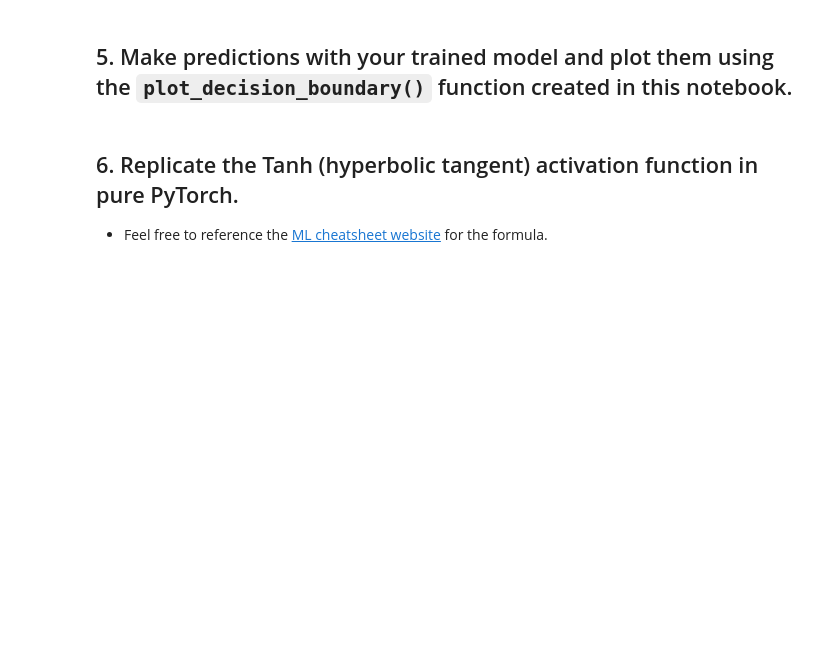
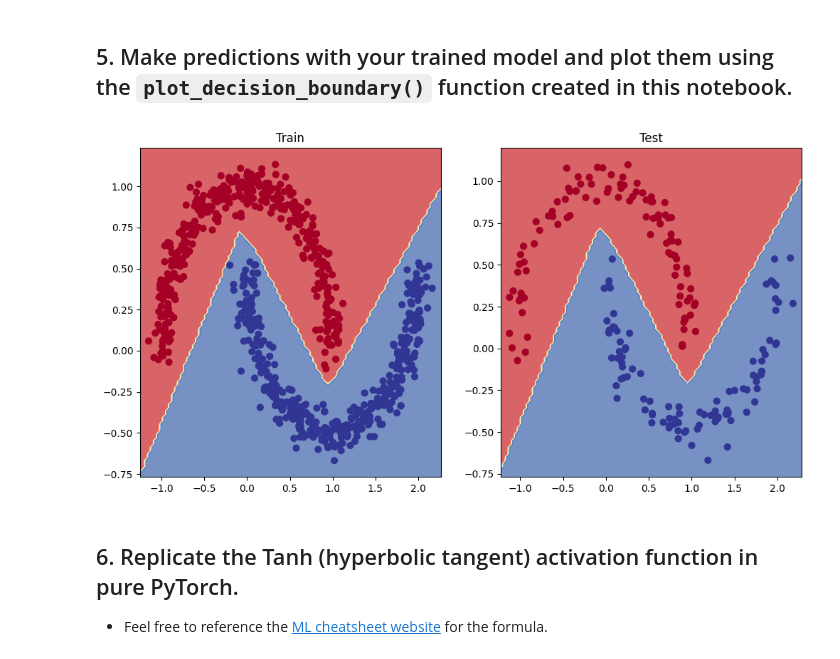
Before and after one commit to CHMcCartney/pytorch-deep-learning, a Jupyter notebook: extras/exercises/02_pytorch_classification_exercises.ipynb, the cells around one changed output. Saved outputs shown, nothing was run; the diff lists cells and outputs as text; code cells hidden in the pictures; blank space fills up the shorter version.

```diff
--- a/extras/exercises/02_pytorch_classification_exercises.ipynb
+++ b/extras/exercises/02_pytorch_classification_exercises.ipynb
@@ -109,19 +113,19 @@ from torch import nn
 # Inherit from nn.Module to make a model capable of fitting the mooon data
 class MoonModelV0(nn.Module):
     ## Your code here ##
-    def __init__(self):
+    def __init__(self, in_features, out_features, hidden_units):
       super().__init__()
-      self.layer_1 = nn.Linear(in_features=2, out_features=10)
-      self.layer_2 = nn.Linear(in_features=10, out_features=10)
-      self.layer_3 = nn.Linear(in_features=10, out_features=1)
+      self.layer_1 = nn.Linear(in_features=in_features, out_features=hidden_units)
+      self.layer_2 = nn.Linear(in_features=hidden_units, out_features=hidden_units)
+      self.layer_3 = nn.Linear(in_features=hidden_units, out_features=out_features)
       self.relu = nn.ReLU()
 
     def forward(self, x):
         ## Your code here ##
-        return self.relu(self.layer_3(self.layer_2(self.layer_1(x))))
+        return self.layer_3(self.relu(self.layer_2(self.relu(self.layer_1(x)))))
 
 # Instantiate the model
-moon_model_0 = MoonModelV0().to(device)
+moon_model_0 = MoonModelV0(in_features=2, out_features=1, hidden_units=10).to(device)
 moon_model_0
 ## Your code here ##
 # %% [output]
@@ -162,10 +187,7 @@ Parameter Group 0
 # %%
 # What's coming out of our model?
 ## Forward pass using test data subset
-X_test.to(device)
-# print(X_test[:5])
-print(X_test[:5].shape)
-y_logits = moon_model_0(X_test[:5].to(device))
+y_logits = (moon_model_0(X_train.to(device)[:10]).squeeze())
 
 # logits (raw outputs of model)
 print(f"Logits: {y_logits}")
@@ -181,5 +203,5 @@ print("Pred labels:")
 ## Your code here ##
 y_pred_labels = torch.round(y_pred_probs)
 print(f'Pred: {y_pred_labels}')
-print(f'Correct: {y[:5]}')
+print(f'Correct: {y[:10]}')
 # %% [output]
@@ -268,9 +280,9 @@ for epoch in range(epochs):
 
     # 2. Caculate the test loss/acc
     test_loss = loss_fn(test_logits, y_test)
-    test_acc = acc_fn(y_test, test_pred)
+    test_acc = acc_fn(test_pred, y_test.int())
 
   # Print out what's happening every 100 epochs
   if epoch % 100 == 0:
-    print(f'Epoch: {epoch} | Loss: {loss:.5f}, Accuracy: {acc:.2f}% | Test Loss: {test_loss:.5f}, Test acc: {test_acc:.2f}%')
+    print(f'Epoch: {epoch} | Loss: {loss:.5f}, Accuracy: {acc:.2f} | Test Loss: {test_loss:.5f}, Test acc: {test_acc:.2f}')
 # %% [output]
@@ -328,3 +338,14 @@ def plot_decision_boundary(model, X, y):
+# %%
+# Plot decision boundaries for training and test sets
+plt.figure(figsize=(12, 6))
+plt.subplot(1, 2, 1)
+plt.title("Train")
+plot_decision_boundary(moon_model_0, X_train, y_train)
+plt.subplot(1, 2, 2)
+plt.title("Test")
+plot_decision_boundary(moon_model_0, X_test, y_test)
+# %% [output]
+[figure, added]
 # %% [markdown]
 ## 6. Replicate the Tanh (hyperbolic tangent) activation function in pure PyTorch.
   * Feel free to reference the [ML cheatsheet website](https://ml-cheatsheet.readthedocs.io/en/latest/activation_functions.html#tanh) for the formula.
```
Also changed, not shown: parts of 20 cells of this notebook.
